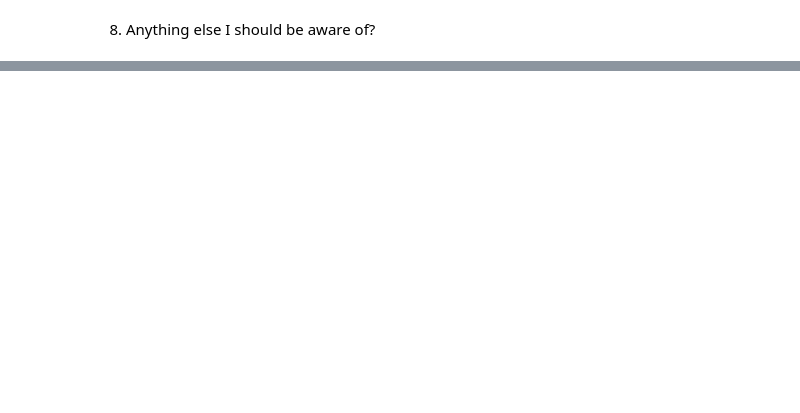
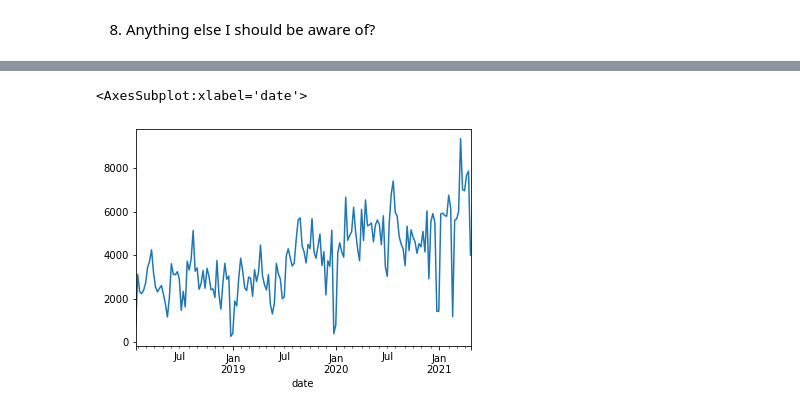
Before and after one commit to hrodjr/anomaly-detection-project, a Jupyter notebook: scratch_notebook.ipynb, the cells around one changed output, grey strips where cells are left out. Cells and saved outputs as stored; diff of their text form; code cells hidden in the pictures; blank space fills up the shorter version.

```diff
--- a/scratch_notebook.ipynb
+++ b/scratch_notebook.ipynb
@@ -230,2 +399,5 @@ df.to_csv('/Users/hector/codeup-data-science/anomaly-detection-project/log_clean
 # %% [markdown]
 8. Anything else I should be aware of?
+# %%
+pages = df['path_2'].resample('W').count()
+pages.head()
@@ -231,0 +412,5 @@ df.to_csv('/Users/hector/codeup-data-science/anomaly-detection-project/log_clean
+# %%
+pages.plot()
+# %% [output]
+<AxesSubplot:xlabel='date'>
+[figure, added]
```
Also changed, not shown: parts of 45 cells of this notebook.
